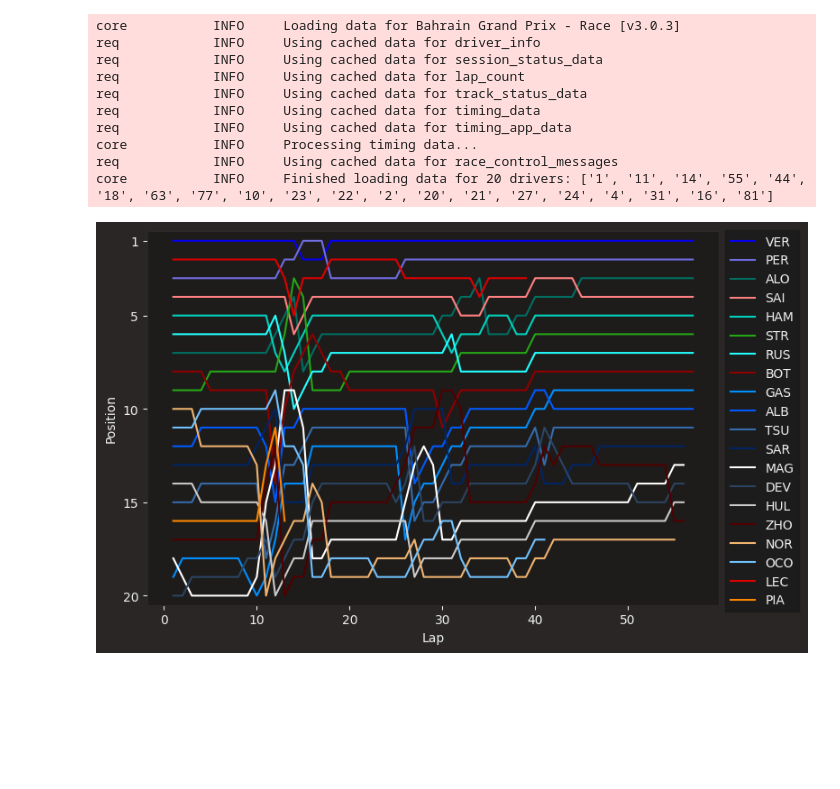
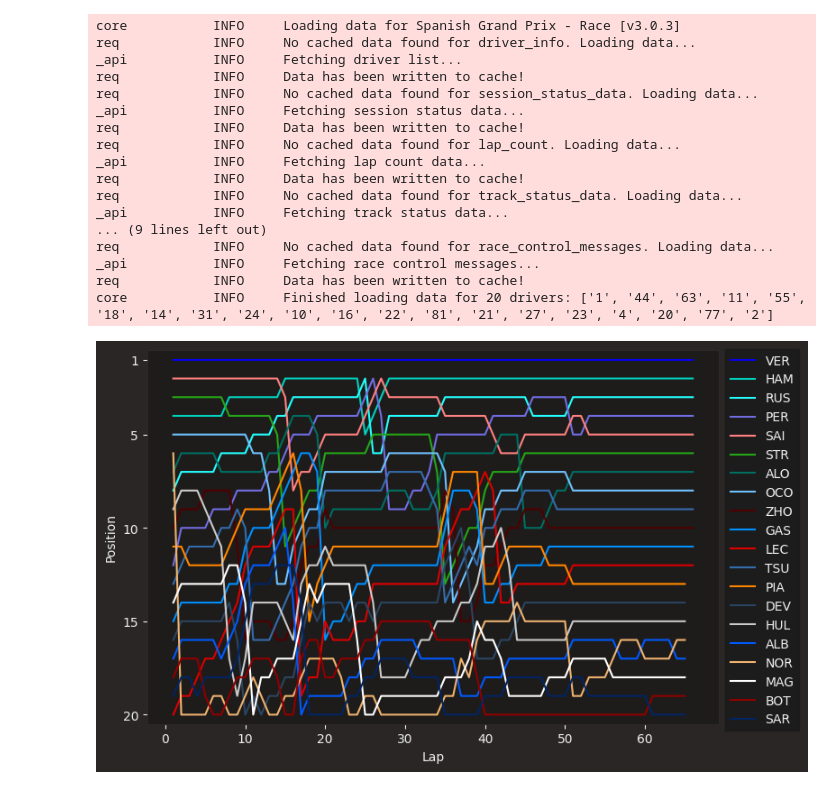
Before and after one commit to JuanGouveia/Final-Project, a Jupyter notebook: source/book.ipynb, the cells around one changed output. Cells and saved outputs as stored; diff of their text form; code cells hidden in the pictures; blank space fills up the shorter version.

```diff
--- a/source/book.ipynb
+++ b/source/book.ipynb
@@ -7,36 +31,43 @@ fastf1.plotting.setup_mpl(misc_mpl_mods=False)
 # %%
-session = fastf1.get_session(2023, 1, 'R')
+session = fastf1.get_session(2023, 7, 'R')
 session.load(telemetry=False, weather=False)
 
 fig, ax = plt.subplots(figsize=(8.0, 4.9))
 
 for drv in session.drivers:
     drv_laps = session.laps.pick_driver(drv)
 
     abb = drv_laps['Driver'].iloc[0]
     color = fastf1.plotting.driver_color(abb)
 
     ax.plot(drv_laps['LapNumber'], drv_laps['Position'],
             label=abb, color=color)
 
 ax.set_ylim([20.5, 0.5])
 ax.set_yticks([1, 5, 10, 15, 20])
 ax.set_xlabel('Lap')
 ax.set_ylabel('Position')
 
 ax.legend(bbox_to_anchor=(1.0, 1.02))
 plt.tight_layout()
 
 plt.show();
 # %% [output]
-core           INFO     Loading data for Bahrain Grand Prix - Race [v3.0.3]
-req            INFO     Using cached data for driver_info
-req            INFO     Using cached data for session_status_data
-req            INFO     Using cached data for lap_count
-req            INFO     Using cached data for track_status_data
-req            INFO     Using cached data for timing_data
-req            INFO     Using cached data for timing_app_data
-core           INFO     Processing timing data...
-req            INFO     Using cached data for race_control_messages
-core           INFO     Finished loading data for 20 drivers: ['1', '11', '14', '55', '44', '18', '63', '77', '10', '23', '22', '2', '20', '21', '27', '24', '4', '31', '16', '81']
+core           INFO     Loading data for Spanish Grand Prix - Race [v3.0.3]
+req            INFO     No cached data found for driver_info. Loading data...
+_api           INFO     Fetching driver list...
+req            INFO     Data has been written to cache!
+req            INFO     No cached data found for session_status_data. Loading data...
+_api           INFO     Fetching session status data...
+req            INFO     Data has been written to cache!
+req            INFO     No cached data found for lap_count. Loading data...
+_api           INFO     Fetching lap count data...
+req            INFO     Data has been written to cache!
+req            INFO     No cached data found for track_status_data. Loading data...
+_api           INFO     Fetching track status data...
+... (9 lines left out)
+req            INFO     No cached data found for race_control_messages. Loading data...
+_api           INFO     Fetching race control messages...
+req            INFO     Data has been written to cache!
+core           INFO     Finished loading data for 20 drivers: ['1', '44', '63', '11', '55', '18', '14', '31', '24', '10', '16', '22', '81', '21', '27', '23', '4', '20', '77', '2']
-[figure, old version]
+[figure, new version]
```
Also changed, not shown: parts of 3 cells of this notebook, 14 other files.
